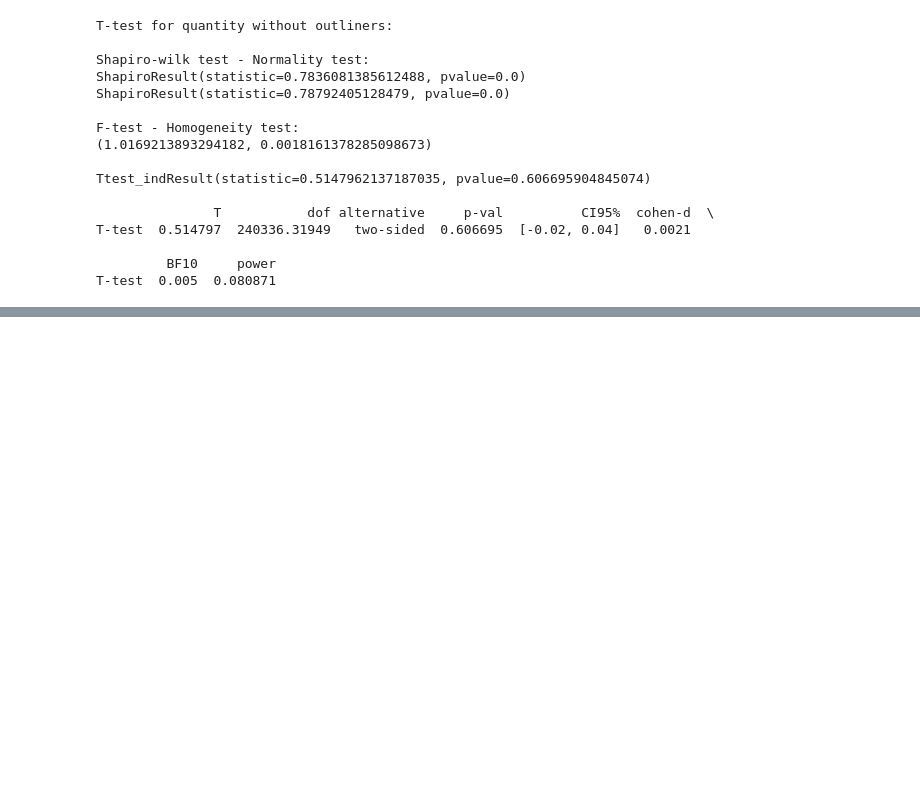
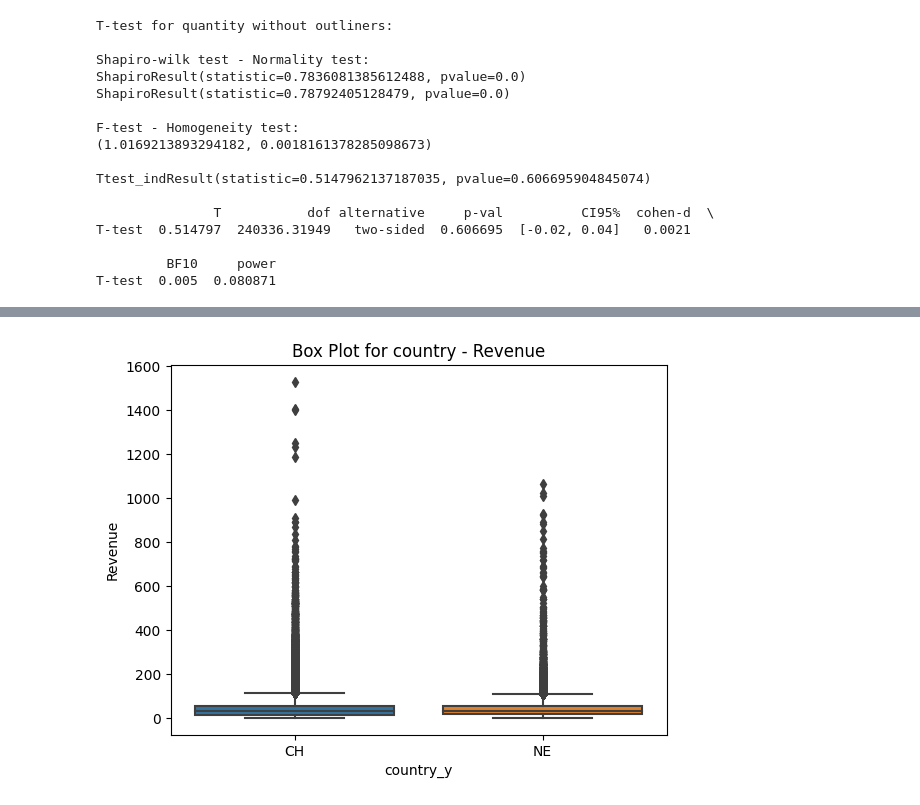
Before and after one commit to KlaraMartinaskova/notino, a Jupyter notebook: development_file.ipynb, the cells around one changed output, grey strips where cells are left out. Saved outputs shown, nothing was run; the diff lists cells and outputs as text; code cells hidden in the pictures; blank space fills up the shorter version.

```diff
--- a/development_file.ipynb
+++ b/development_file.ipynb
@@ -765,0 +787,8 @@ T-test  0.005  0.080871
+# %%
+# Boxplot for quantity
+sns.boxplot(data=df_join_without_outliers, x='country_y', y='revenue')
+plt.ylabel("Revenue")
+plt.title("Box Plot for country - Revenue")
+plt.show()
+# %% [output]
+[figure, added]
```
Also changed, not shown: parts of 23 cells of this notebook, 2 other files.
